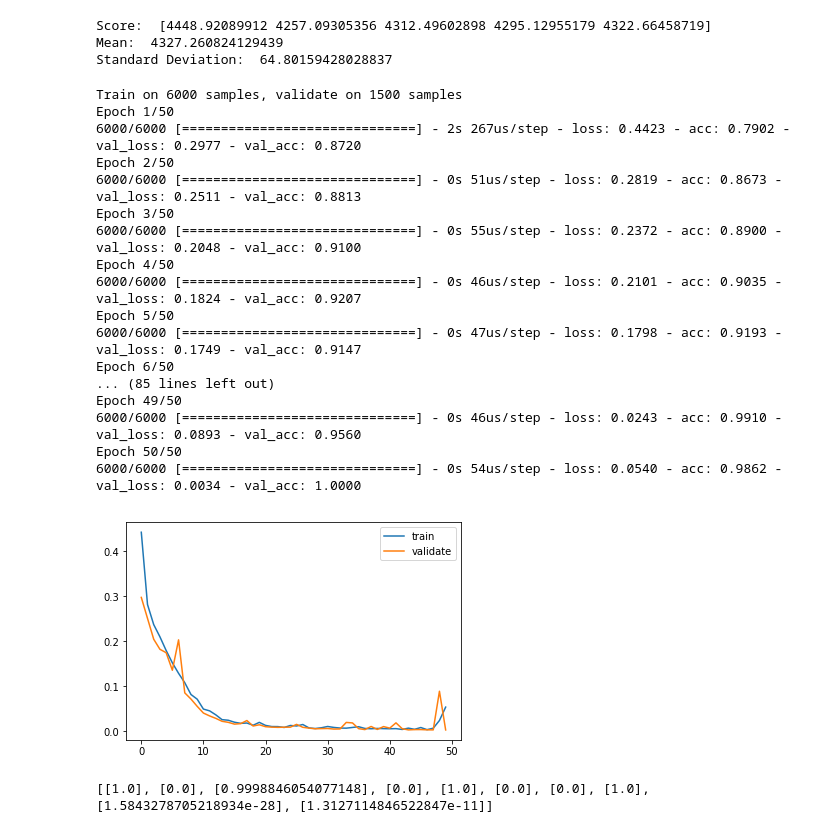
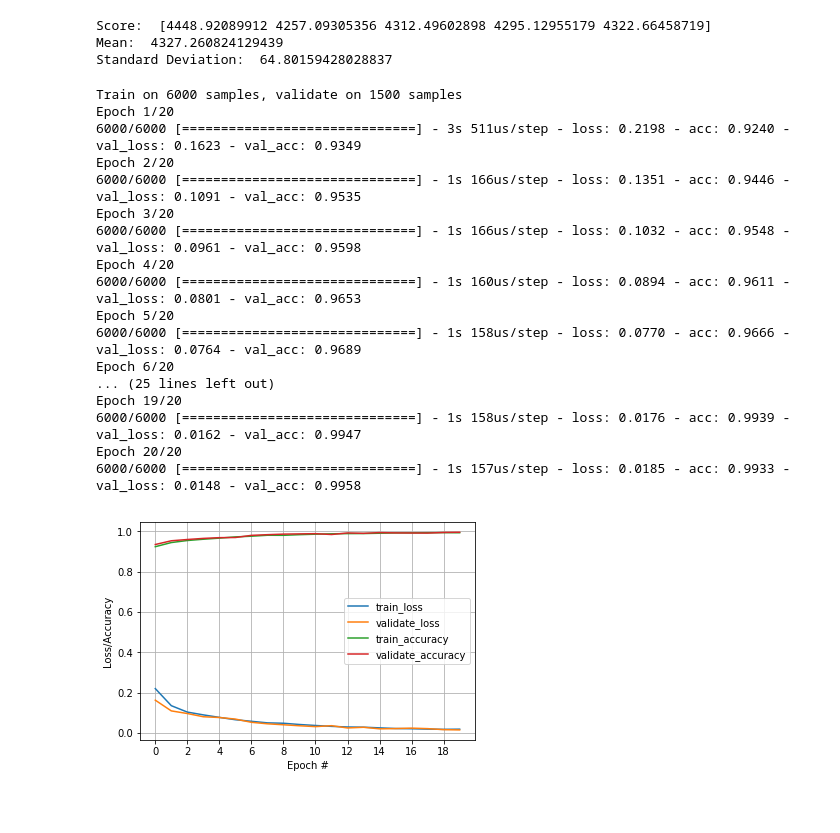
Before and after one commit to binify/ML_in_Testing, a Jupyter notebook: tf-keras.ipynb, the cells around one changed output. Drawn from its saved outputs; the diff is of its cells as text; code cells hidden in the pictures; blank space fills up the shorter version.

```diff
--- a/tf-keras.ipynb
+++ b/tf-keras.ipynb
@@ -14,18 +21,24 @@ df = pd.read_csv('train10K.csv')
 
 train_set, test_set = train_test_split(df, test_size=0.15, random_state=42)
 
-y_train = train_set[["approved"]].copy()
+y_train = train_set[["label"]].copy()
 X_train = train_set.drop(["approved","amount","label"],axis=1)
 X_train = X_train.values.astype(np.float32)
 y_train = y_train.values.reshape(-1)
 
-y_test = test_set[["approved"]].copy()
+y_test = test_set[["label"]].copy()
 y_test = y_test.values.reshape(-1)
 X_test = test_set.drop(["approved","amount","label"],axis=1)
 X_test = X_test.values.astype(np.float32)
 
 X_valid, X_train = X_train[:1000], X_train[1000:]
 y_valid, y_train = y_train[:1000], y_train[1000:]
+# %%
+from keras.utils import to_categorical
+
+#one-hot encode target column
+y_train_b = to_categorical(y_train)
+y_valid_b = to_categorical(y_valid)
 # %%
 def clf_model():
     model = Sequential()
@@ -35,6 +48,17 @@ def clf_model():
 
     model.compile(loss='binary_crossentropy', optimizer='adam', metrics=['accuracy'])
     return model
+# %%
+def regression_model(EPOCHS, INIT_LR):
+    inputs = Input(shape=(8,))
+    x = Dense(300, kernel_initializer='normal',activation='relu')(inputs)
+    x = Dense(150,kernel_initializer='normal',activation='relu')(x)
+    y = Dense(10, activation='sigmoid')(x)
+
+    model = Model(inputs=inputs,outputs=y)
+    opt = Adam(lr=INIT_LR, decay=INIT_LR / EPOCHS)
+    model.compile(loss='binary_crossentropy', optimizer=opt, metrics=['accuracy'])
+    return model
 # %%
 seed = 7
 np.random.seed(seed)
@@ -55,38 +79,46 @@ Score:  [4448.92089912 4257.09305356 4312.49602898 4295.12955179 4322.66458719]
 Mean:  4327.260824129439
 Standard Deviation:  64.80159428028837
 # %%
-model = clf_model()
-history = model.fit(X_train, y_train, epochs=50,batch_size=50,validation_split=0.2)
+EPOCHS = 20
+INIT_LR = 1e-3
+BS = 32
+model = regression_model(EPOCHS, INIT_LR)
+history = model.fit(X_train, y_train_b, epochs=EPOCHS,batch_size=BS,validation_split=0.2)
 # %% [output]
 Train on 6000 samples, validate on 1500 samples
-Epoch 1/50
-6000/6000 [==============================] - 2s 267us/step - loss: 0.4423 - acc: 0.7902 - val_loss: 0.2977 - val_acc: 0.8720
-Epoch 2/50
-6000/6000 [==============================] - 0s 51us/step - loss: 0.2819 - acc: 0.8673 - val_loss: 0.2511 - val_acc: 0.8813
-Epoch 3/50
-6000/6000 [==============================] - 0s 55us/step - loss: 0.2372 - acc: 0.8900 - val_loss: 0.2048 - val_acc: 0.9100
-Epoch 4/50
-6000/6000 [==============================] - 0s 46us/step - loss: 0.2101 - acc: 0.9035 - val_loss: 0.1824 - val_acc: 0.9207
-Epoch 5/50
-6000/6000 [==============================] - 0s 47us/step - loss: 0.1798 - acc: 0.9193 - val_loss: 0.1749 - val_acc: 0.9147
-Epoch 6/50
-... (85 lines left out)
-Epoch 49/50
-6000/6000 [==============================] - 0s 46us/step - loss: 0.0243 - acc: 0.9910 - val_loss: 0.0893 - val_acc: 0.9560
-Epoch 50/50
-6000/6000 [==============================] - 0s 54us/step - loss: 0.0540 - acc: 0.9862 - val_loss: 0.0034 - val_acc: 1.0000
+Epoch 1/20
+6000/6000 [==============================] - 3s 511us/step - loss: 0.2198 - acc: 0.9240 - val_loss: 0.1623 - val_acc: 0.9349
+Epoch 2/20
+6000/6000 [==============================] - 1s 166us/step - loss: 0.1351 - acc: 0.9446 - val_loss: 0.1091 - val_acc: 0.9535
+Epoch 3/20
+6000/6000 [==============================] - 1s 166us/step - loss: 0.1032 - acc: 0.9548 - val_loss: 0.0961 - val_acc: 0.9598
+Epoch 4/20
+6000/6000 [==============================] - 1s 160us/step - loss: 0.0894 - acc: 0.9611 - val_loss: 0.0801 - val_acc: 0.9653
+Epoch 5/20
+6000/6000 [==============================] - 1s 158us/step - loss: 0.0770 - acc: 0.9666 - val_loss: 0.0764 - val_acc: 0.9689
+Epoch 6/20
+... (25 lines left out)
+Epoch 19/20
+6000/6000 [==============================] - 1s 158us/step - loss: 0.0176 - acc: 0.9939 - val_loss: 0.0162 - val_acc: 0.9947
+Epoch 20/20
+6000/6000 [==============================] - 1s 157us/step - loss: 0.0185 - acc: 0.9933 - val_loss: 0.0148 - val_acc: 0.9958
 # %%
 import matplotlib.pyplot as plt
 %matplotlib inline
 
 fig = plt.figure()
-plt.plot(history.history['loss'],label='train')
-plt.plot(history.history['val_loss'],label='validate')
+plt.plot(history.history['loss'],label='train_loss')
+plt.plot(history.history['val_loss'],label='validate_loss')
+plt.plot(history.history['acc'],label='train_accuracy')
+plt.plot(history.history['val_acc'],label='validate_accuracy')
+plt.xticks(np.arange(0, 20, step=2))
+plt.yticks(np.arange(0, 1.1, step=0.2))
+plt.grid(True)
+plt.xlabel('Epoch #')
+plt.ylabel("Loss/Accuracy")
 plt.legend()
 plt.show()
 # %% [output]
-[figure, old version]
+[figure, new version]
 # %%
-print(model.predict(X_valid[:10]).tolist())
+y_pred = model.predict(X_valid)
-# %% [output]
-[[1.0], [0.0], [0.9998846054077148], [0.0], [1.0], [0.0], [0.0], [1.0], [1.5843278705218934e-28], [1.3127114846522847e-11]]
```
Also changed, not shown: parts of 10 cells of this notebook, 10 other files.
